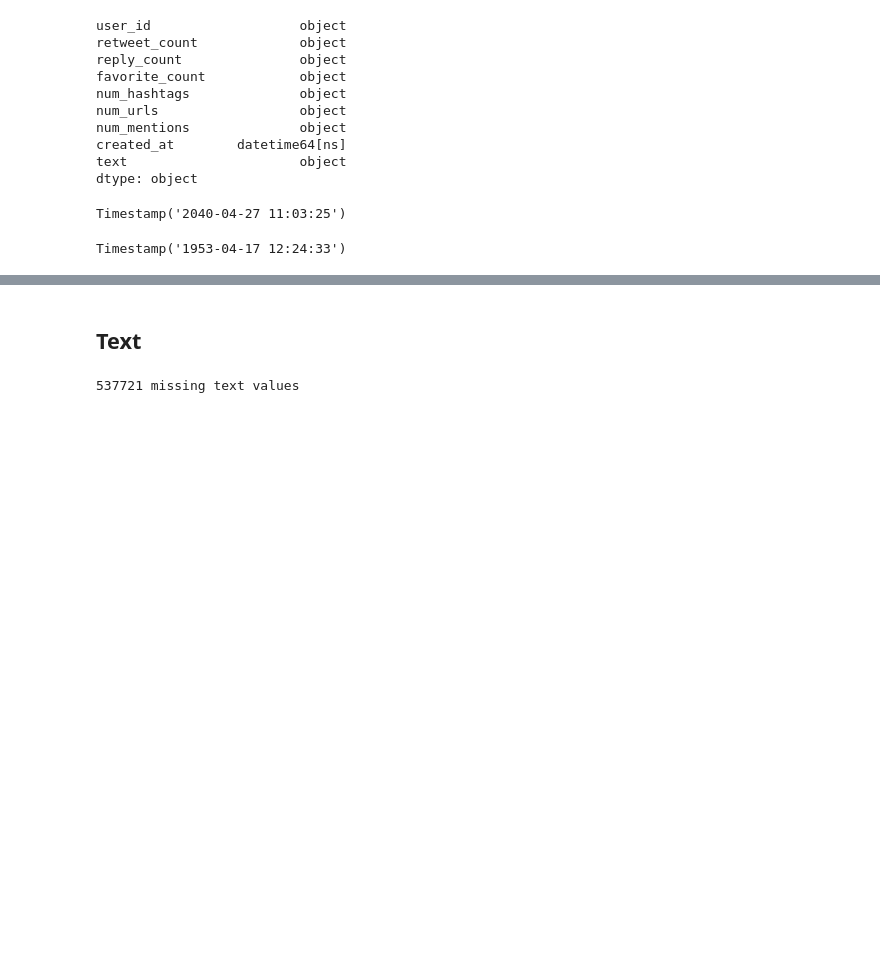
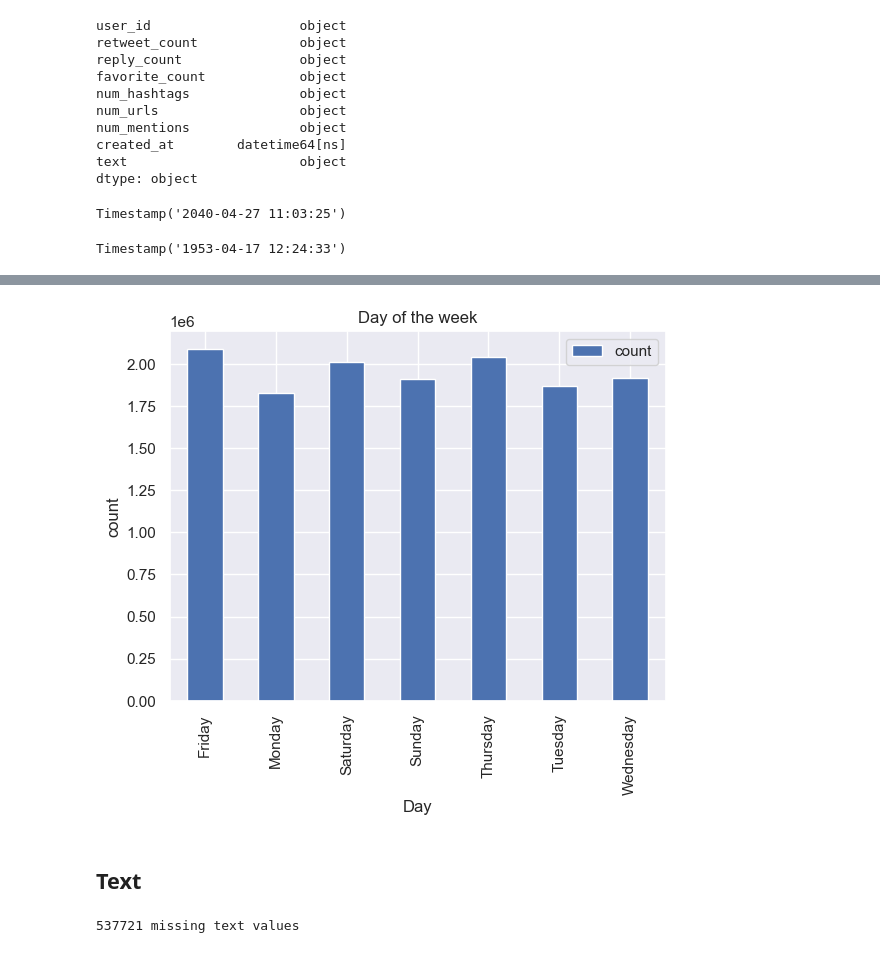
Before and after one commit to domferr/Data-Mining, a Jupyter notebook: Tweets Data Understanding.ipynb, the cells around one changed output, grey strips where cells are left out. Drawn from its saved outputs; the diff is of its cells as text; code cells hidden in the pictures; blank space fills up the shorter version.

```diff
--- a/Tweets Data Understanding.ipynb
+++ b/Tweets Data Understanding.ipynb
@@ -341,3 +325,13 @@ plt.show()
+# %%
+# Group by day of the week
+created_at_by_day = df_tweets.groupby([df_tweets.created_at.dt.day_name().rename("day")]).created_at.agg(count="count").reset_index()
+created_at_by_day.plot(kind='bar', title='Day of the week', x="day", y="count")
+plt.ylabel("count")
+plt.xlabel("Day")
+plt.savefig("images/hist_tweets_created_at_dayoftheweek.png")
+plt.show()
+# %% [output]
+[figure, added]
 # %% [markdown]
 ## Text
 # %%
```
Also changed, not shown: parts of 12 cells of this notebook, 4 other files.
